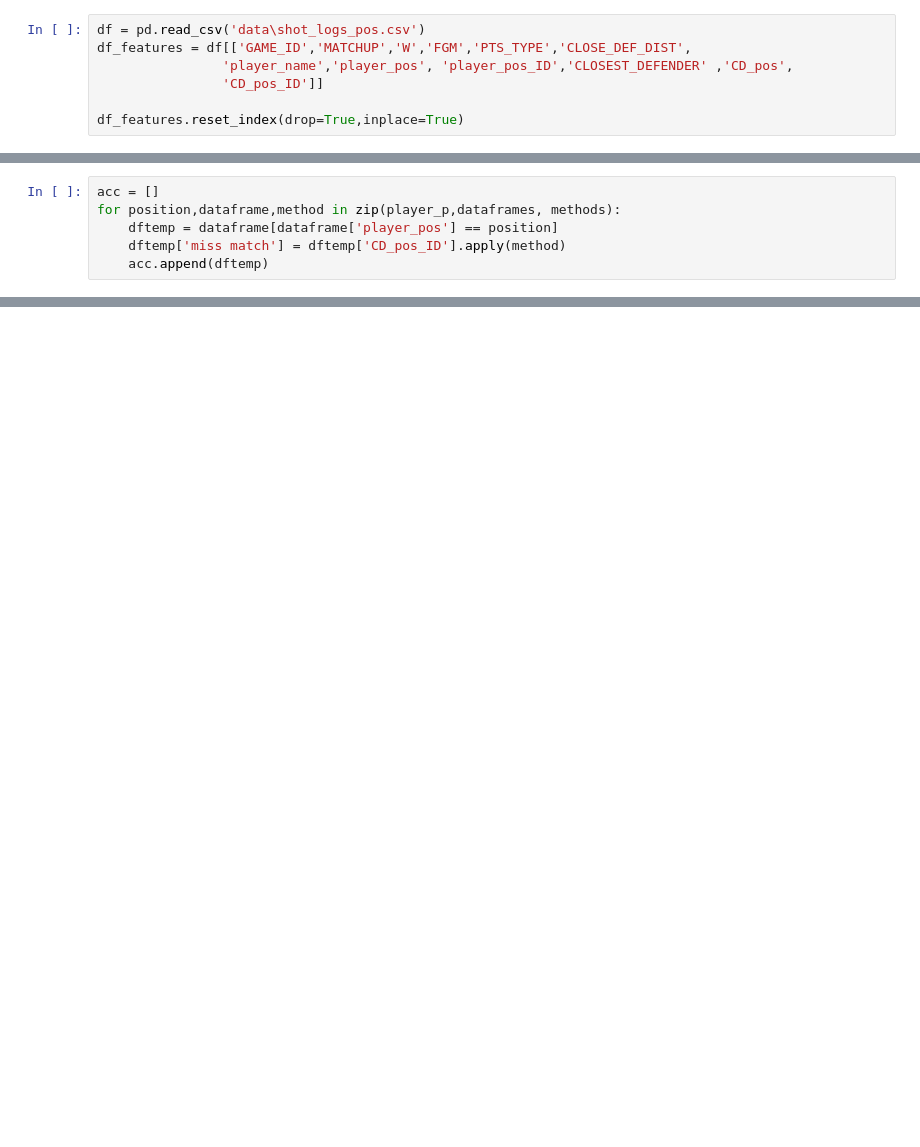
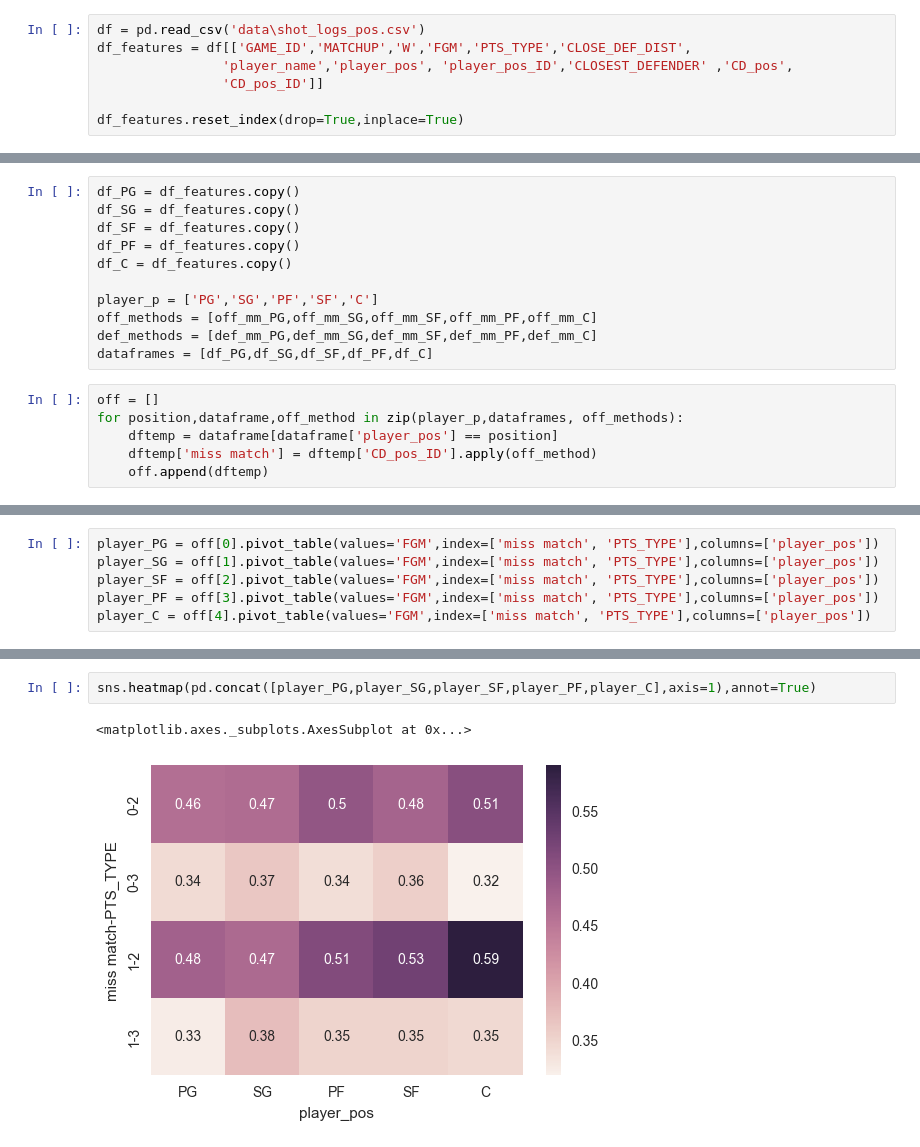
Before and after one commit to nowaxsky/NBA_miss_match, a Jupyter notebook: NBA_miss_match.ipynb, the cells around one changed output, grey strips where cells are left out. Saved outputs shown, nothing was run; the diff lists cells and outputs as text; blank space fills up the shorter version.

```diff
--- a/NBA_miss_match.ipynb
+++ b/NBA_miss_match.ipynb
@@ -34,6 +25,0 @@ dataframes = [df_PF,df_C,df_SG,df_PF]
-# %%
-acc = []
-for position,dataframe,method in zip(player_p,dataframes, methods):
-    dftemp = dataframe[dataframe['player_pos'] == position]
-    dftemp['miss match'] = dftemp['CD_pos_ID'].apply(method)
-    acc.append(dftemp)
@@ -101,0 +26,17 @@ sns.heatmap(pd.concat([player_PG,player_SG,player_PF,player_C],axis=1),annot=Tru
+# %%
+df_PG = df_features.copy()
+df_SG = df_features.copy()
+df_SF = df_features.copy()
+df_PF = df_features.copy()
+df_C = df_features.copy()
+
+player_p = ['PG','SG','PF','SF','C']
+off_methods = [off_mm_PG,off_mm_SG,off_mm_SF,off_mm_PF,off_mm_C]
+def_methods = [def_mm_PG,def_mm_SG,def_mm_SF,def_mm_PF,def_mm_C]
+dataframes = [df_PG,df_SG,df_SF,df_PF,df_C]
+# %%
+off = []
+for position,dataframe,off_method in zip(player_p,dataframes, off_methods):
+    dftemp = dataframe[dataframe['player_pos'] == position]
+    dftemp['miss match'] = dftemp['CD_pos_ID'].apply(off_method)
+    off.append(dftemp)
@@ -101,0 +48,6 @@ sns.heatmap(pd.concat([player_PG,player_SG,player_PF,player_C],axis=1),annot=Tru
+# %%
+player_PG = off[0].pivot_table(values='FGM',index=['miss match', 'PTS_TYPE'],columns=['player_pos'])
+player_SG = off[1].pivot_table(values='FGM',index=['miss match', 'PTS_TYPE'],columns=['player_pos'])
+player_SF = off[2].pivot_table(values='FGM',index=['miss match', 'PTS_TYPE'],columns=['player_pos'])
+player_PF = off[3].pivot_table(values='FGM',index=['miss match', 'PTS_TYPE'],columns=['player_pos'])
+player_C = off[4].pivot_table(values='FGM',index=['miss match', 'PTS_TYPE'],columns=['player_pos'])
@@ -101,0 +63,5 @@ sns.heatmap(pd.concat([player_PG,player_SG,player_PF,player_C],axis=1),annot=Tru
+# %%
+sns.heatmap(pd.concat([player_PG,player_SG,player_SF,player_PF,player_C],axis=1),annot=True)
+# %% [output]
+<matplotlib.axes._subplots.AxesSubplot at 0x...>
+[figure, added]
```
Also changed, not shown: parts of 47 cells of this notebook.
